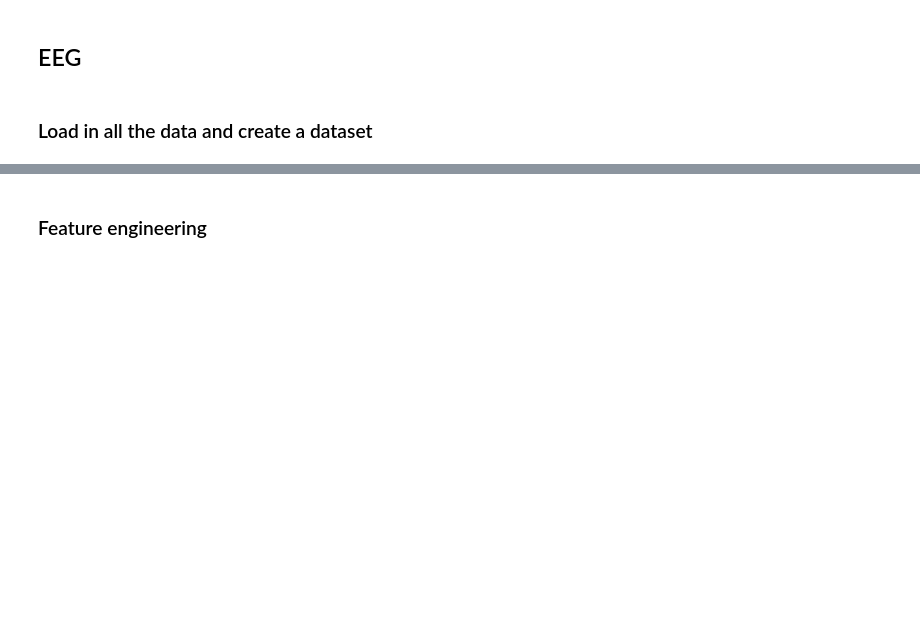
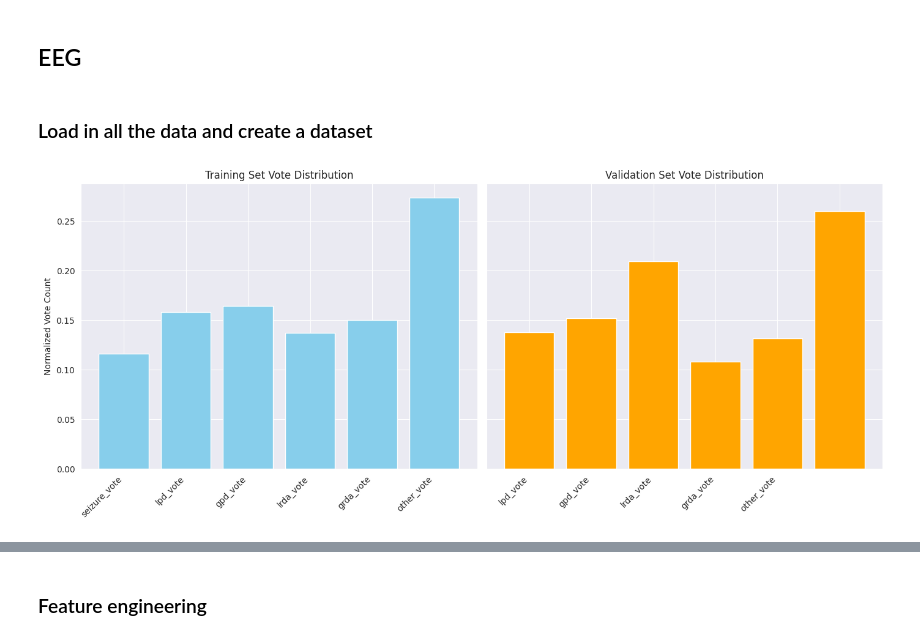
Before and after one commit to TeamEpochGithub/iv-q3-harmful-brain-activity, a Jupyter notebook: notebooks/feature_engineering/try_handcrafted_features.ipynb, the cells around one changed output, grey strips where cells are left out. Cells and saved outputs as stored; diff of their text form; code cells hidden in the pictures; blank space fills up the shorter version.

```diff
--- a/notebooks/feature_engineering/try_handcrafted_features.ipynb
+++ b/notebooks/feature_engineering/try_handcrafted_features.ipynb
@@ -38,10 +38,10 @@ if not os.path.exists("train_test20k.pkl") or n_samples != 20000:
     test_dataset = MainDataset("eeg")
 
     train_dataset.setup(X, y, train_indices, subsample_data=True)
-    test_dataset.setup(X, y, test_indices)
+    test_dataset.setup(X, y, test_indices, subsample_data=True)
 
     train_sample = random.sample(list(range(len(train_dataset.indices))), n_samples)
-    val_sample = random.sample(list(range(len(test_dataset.indices))), n_samples)
+    val_sample = random.sample(list(range(len(test_dataset.indices))), len(test_dataset.indices))
 
     X_train = np.array([train_dataset.__getitem__(i)[0] for i in train_sample])
     y_train = np.array([train_dataset.__getitem__(i)[1] for i in train_sample])
@@ -53,3 +53,8 @@ if not os.path.exists("train_test20k.pkl") or n_samples != 20000:
 else:
     with open("train_test20k.pkl", "rb") as f:
         X_train, X_test, y_train, y_test = pickle.load(f)
+# %%
+from src.utils.visualize_vote_distribution import visualize_vote_distribution
+visualize_vote_distribution(y, train_indices, test_indices)
+# %% [output]
+[figure, added]
```
Also changed, not shown: parts of 8 cells of this notebook, 1 other file.
